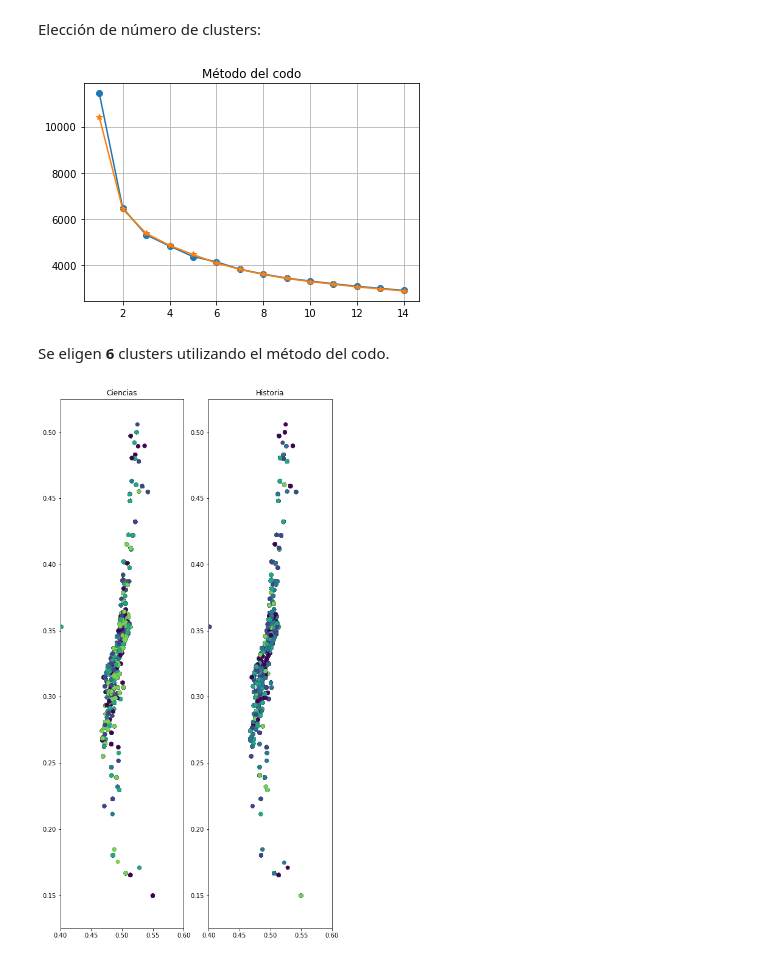
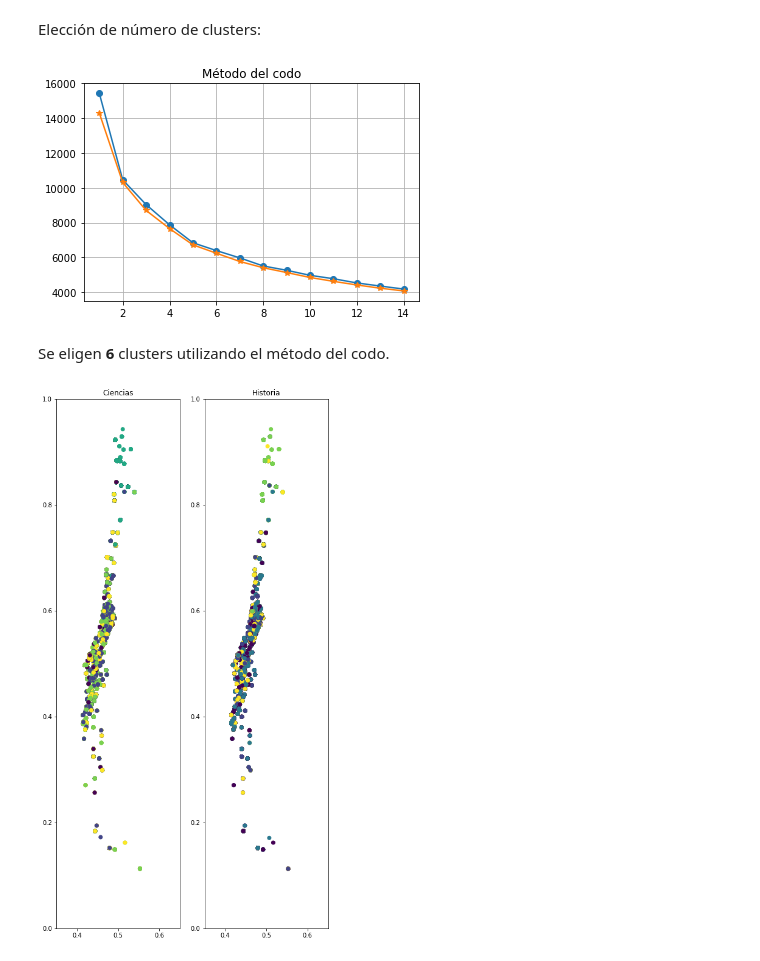
Before and after one commit to zerujio/proyecto-cc5206, a Jupyter notebook: hito_2.ipynb, the cells around one changed output. Saved outputs shown, nothing was run; the diff lists cells and outputs as text; code cells hidden in the pictures.

Commit message:
arreglo normalización de datos

```diff
--- a/hito_2.ipynb
+++ b/hito_2.ipynb
@@ -639,10 +639,10 @@ norm["ptje_hist"] = ptje_norm(datos_col_alu.HCSO_ACTUAL)
 norm["ptje_cien"] = ptje_norm(datos_col_alu.CIEN_ACTUAL)
 
 # ubicación
-min_lat = min(datos_col_alu.lat_alu)
-max_lat = max(datos_col_alu.lat_alu)
-min_lng = min(datos_col_alu.lng_alu)
-max_lng = max(datos_col_alu.lng_alu)
+min_lat = -60.0
+max_lat = -15.0
+min_lng = -75.0 - 17.5
+max_lng = -65.0 + 17.5
 
 def lat_norm(serie):
     return (serie - min_lat) / (max_lat - min_lat)
@@ -655,6 +655,6 @@ norm["lng_alu"] = lng_norm(datos_col_alu.lng_alu)
 norm["lat_col"] = lat_norm(datos_col_alu.lat_col)
 norm["lng_col"] = lng_norm(datos_col_alu.lng_col)
 
-norm.info()
 norm.describe()
+datos_col_alu[["lat_col", "lng_col"]].describe()
 # %% [output]
@@ -719,7 +703,7 @@ plt.grid(True)
 
 plt.show()
 # %% [output]
-[figure, old version]
+[figure, new version]
 # %% [markdown]
 Se eligen __6__ clusters utilizando el método del codo.
 # %%
@@ -728,23 +712,23 @@ km_hcso = KMeans(n_clusters=6).fit(hcso_data[hcso])
 # %%
 fig = plt.figure(figsize=(8, 16))
 
 grid = fig.add_gridspec(1, 2)
 
 ax1 = fig.add_subplot(grid[0, 0])
 ax1.scatter(cien_data.lng_alu, cien_data.lat_alu, c=km_cien.labels_)
-ax1.set_ylim((0.125, 0.525))
-ax1.set_xlim((0.4, 0.6))
+ax1.set_ylim((0, 1))
+ax1.set_xlim((0.35, 0.65))
 ax1.set_title("Ciencias")
 
 ax2 = fig.add_subplot(grid[0, 1])
 ax2.scatter(hcso_data.lng_alu, hcso_data.lat_alu, c=km_hcso.labels_)
-ax2.set_ylim((0.125, 0.525))
-ax2.set_xlim((0.4, 0.6))
+ax2.set_ylim((0, 1))
+ax2.set_xlim((0.35, 0.65))
 ax2.set_title("Historia")
 
 plt.show()
 # %% [output]
-[figure, old version]
+[figure, new version]
 # %%
 from sklearn.decomposition import PCA
 
```
Also changed, not shown: parts of 3 cells of this notebook.
